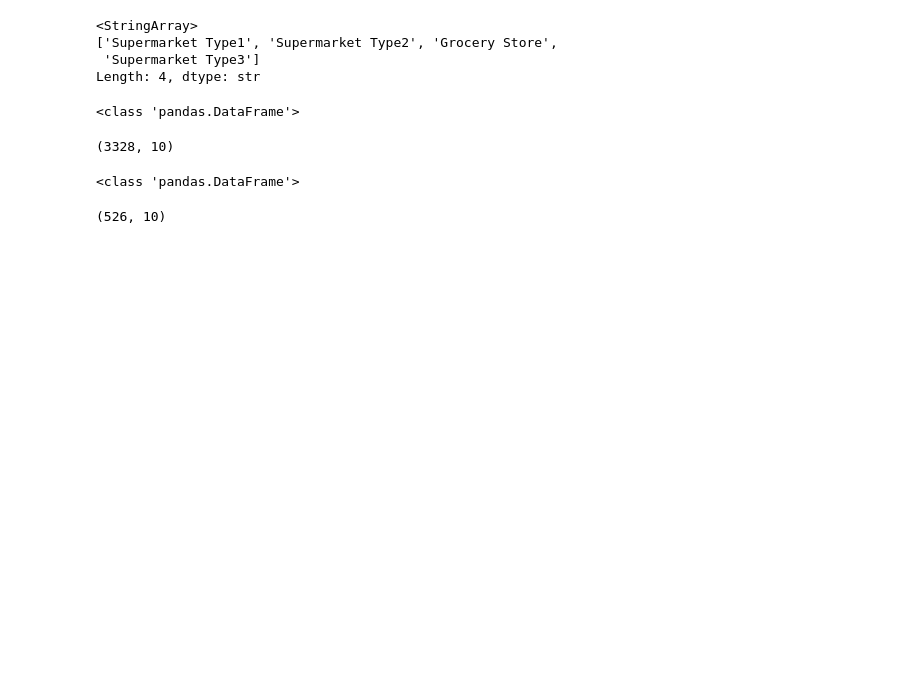
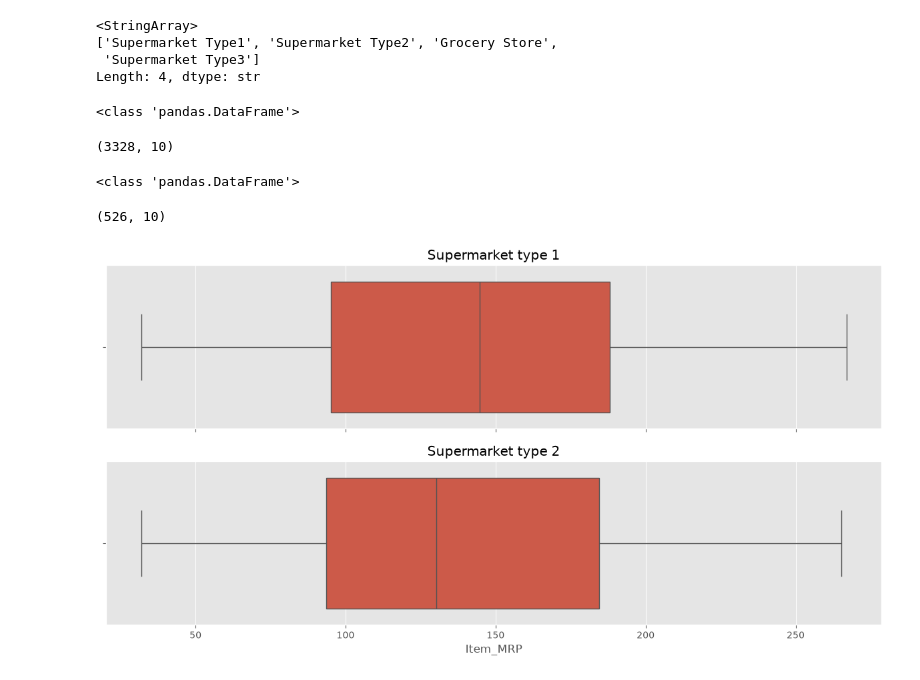
Before and after one commit to dureppoK/Dave-Oblig, a Jupyter notebook: Oblig1.ipynb, the cells around one changed output. Drawn from its saved outputs; the diff is of its cells as text; code cells hidden in the pictures; blank space fills up the shorter version.

Commit message:
Oppgave 7 subplot lagt til

```diff
--- a/Oblig1.ipynb
+++ b/Oblig1.ipynb
@@ -145,3 +145,22 @@ Sub_Type2.shape
 # %% [output]
 <class 'pandas.DataFrame'>
 (526, 10)
+# %%
+# Oppgave 7
+plt.style.use("ggplot")
+fig, axes = plt.subplots(2 , 1, figsize=(15,7), sharex=True) # Oppretter matrisen for chartsa
+
+# Første chart opprettes og legges til i første rad i matrisen
+sns.boxplot(x=Sub_Type1["Item_MRP"], ax=axes[0])
+axes[0].set_title("Supermarket type 1")
+
+# Samme bare i rad to
+sns.boxplot(x=Sub_Type2["Item_MRP"], ax=axes[1])
+axes[1].set_title("Supermarket type 2")
+
+plt.show() # Viser matrisen
+
+# Det er ingen outliers
+# Det er Supermarket Type 1 som har høyest meadian
+# %% [output]
+[figure, added]
```
Also changed, not shown: 2 other files.
